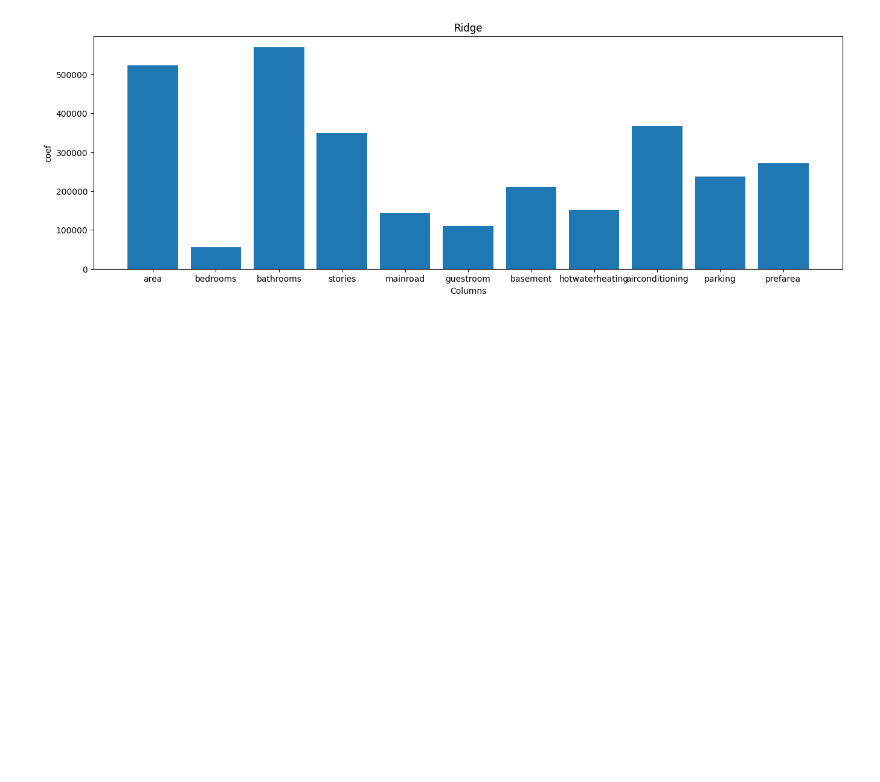
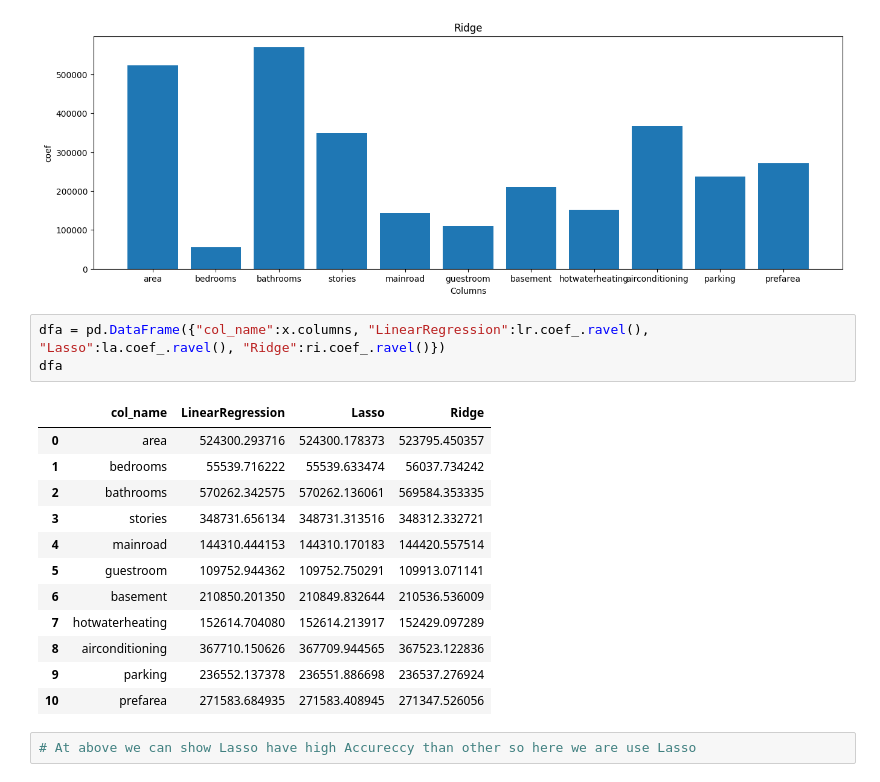
Before and after one commit to lukhi-laksh/Machine-Learning, a Jupyter notebook: Supervised Learning/Regression.ipynb, the cells around one changed output. Saved outputs shown, nothing was run; the diff lists cells and outputs as text; blank space fills up the shorter version.

Commit message:
Regression Complete

```diff
--- a/Supervised Learning/Regression.ipynb
+++ b/Supervised Learning/Regression.ipynb
@@ -598,3 +602,21 @@ plt.ylabel("coef")
 plt.show()
 # %% [output]
 [figure]
+# %%
+dfa = pd.DataFrame({"col_name":x.columns, "LinearRegression":lr.coef_.ravel(), "Lasso":la.coef_.ravel(), "Ridge":ri.coef_.ravel()})
+dfa
+# %% [output]
+|  | col_name | LinearRegression | Lasso | Ridge |
+| 0 | area | 524300.293716 | 524300.178373 | 523795.450357 |
+| 1 | bedrooms | 55539.716222 | 55539.633474 | 56037.734242 |
+| 2 | bathrooms | 570262.342575 | 570262.136061 | 569584.353335 |
+| 3 | stories | 348731.656134 | 348731.313516 | 348312.332721 |
+| 4 | mainroad | 144310.444153 | 144310.170183 | 144420.557514 |
+| 5 | guestroom | 109752.944362 | 109752.750291 | 109913.071141 |
+| 6 | basement | 210850.201350 | 210849.832644 | 210536.536009 |
+| 7 | hotwaterheating | 152614.704080 | 152614.213917 | 152429.097289 |
+| 8 | airconditioning | 367710.150626 | 367709.944565 | 367523.122836 |
+| 9 | parking | 236552.137378 | 236551.886698 | 236537.276924 |
+| 10 | prefarea | 271583.684935 | 271583.408945 | 271347.526056 |
+# %%
+# At above we can show Lasso have high Accureccy than other so here we are use Lasso
```
Also changed, not shown: parts of 7 cells of this notebook.
